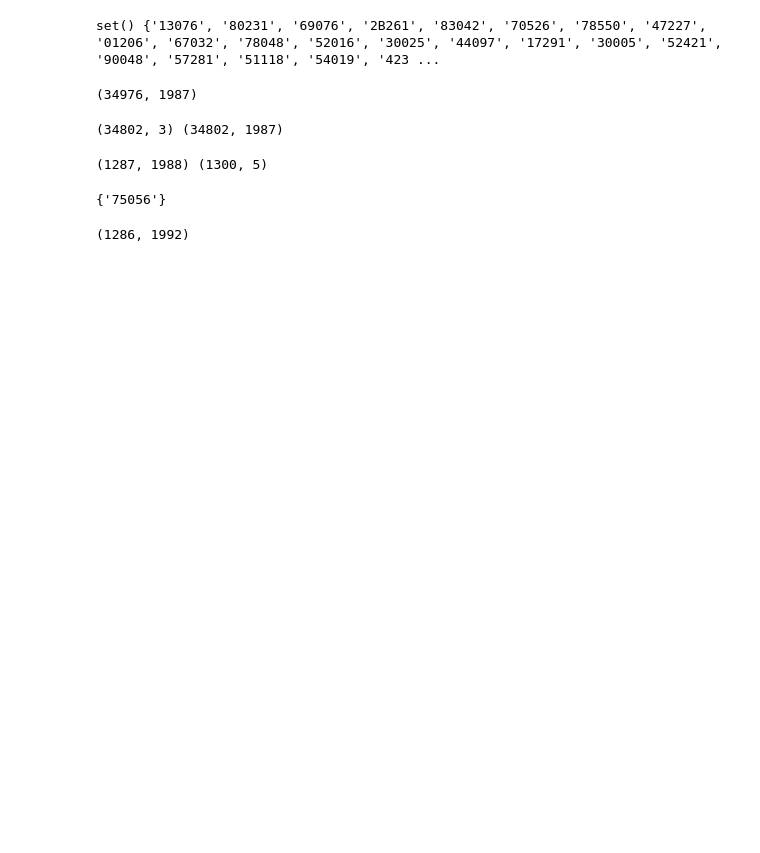
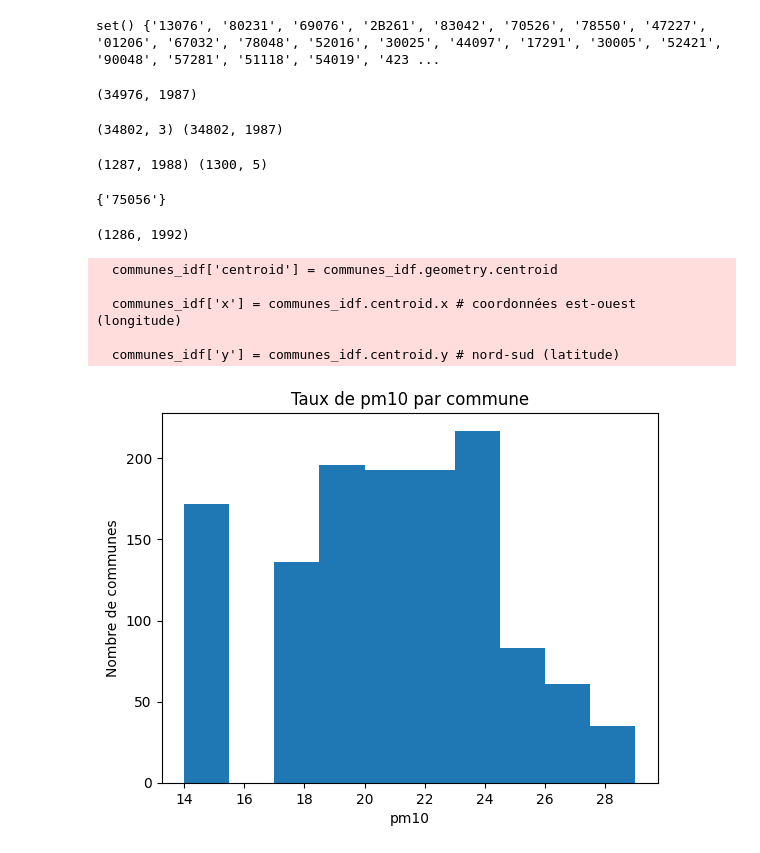
Before and after one commit to aurelianmoge/Projet-Python---ENSAE-2025, a Jupyter notebook: FICHIER PROPRE.ipynb, the cells around one changed output. Cells and saved outputs as stored; diff of their text form; code cells hidden in the pictures; blank space fills up the shorter version.

```diff
--- a/FICHIER PROPRE.ipynb
+++ b/FICHIER PROPRE.ipynb
@@ -373,3 +370,14 @@ communes_idf = pd.merge(communes_idf, pollution_air_2018, on="insee")
 communes_idf.shape
 # %% [output]
 (1286, 1992)
+# %%
+#### On ajoute la variable du centroid au df (pour faire des calculs simples éventuellement)
+communes_idf['centroid'] = communes_idf.geometry.centroid
+communes_idf['x'] = communes_idf.centroid.x # coordonnées est-ouest (longitude)
+communes_idf['y'] = communes_idf.centroid.y # nord-sud (latitude)
+# %% [output]
+  communes_idf['centroid'] = communes_idf.geometry.centroid
+
+  communes_idf['x'] = communes_idf.centroid.x # coordonnées est-ouest (longitude)
+
+  communes_idf['y'] = communes_idf.centroid.y # nord-sud (latitude)
@@ -379,0 +400,10 @@ communes_idf.shape
+# %%
+# Histogramme des valeurs prises par la pollution de l'air (pm10)
+
+plt.hist(communes_idf["pm10"])
+plt.xlabel("pm10")
+plt.ylabel("Nombre de communes")
+plt.title("Taux de pm10 par commune")
+plt.show()
+# %% [output]
+[figure, added]
```
Also changed, not shown: parts of 5 cells of this notebook.
